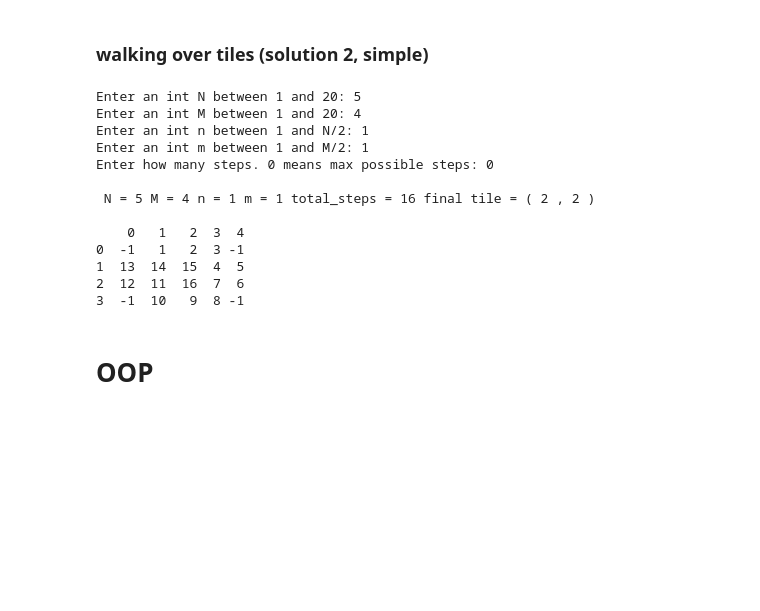
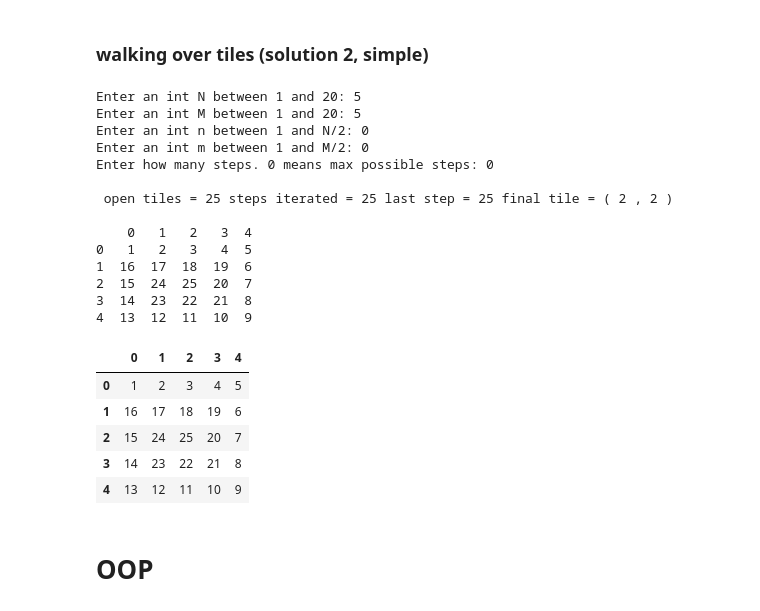
Before and after one commit to funnyasme/WIP_Learning, a Jupyter notebook: loveMyExamples.ipynb, the cells around one changed output. Drawn from its saved outputs; the diff is of its cells as text; code cells hidden in the pictures; blank space fills up the shorter version.

```diff
--- a/loveMyExamples.ipynb
+++ b/loveMyExamples.ipynb
@@ -446,23 +446,53 @@ for step in range(2, total_steps+1):
     else:
         break;
 
-print('\n','N =', N, 'M =', M, 'n =', n, 'm =', m, 'total_steps =', total_steps, 'final tile = (', x, ',', y, ')','\n')
+    if step > arr[y,x]:
+        break;
+
+
+max_step = arr.max()
+print('\n', 'open tiles =', open_tiles, 'steps iterated =', step, 'last step =', max_step, 'final tile = (', x, ',', y, ')','\n')
 df = pd.DataFrame(arr,columns=None)
+
+
 print(df)
 # %% [output]
 Enter an int N between 1 and 20: 5
-Enter an int M between 1 and 20: 4
-Enter an int n between 1 and N/2: 1
-Enter an int m between 1 and M/2: 1
+Enter an int M between 1 and 20: 5
+Enter an int n between 1 and N/2: 0
+Enter an int m between 1 and M/2: 0
 Enter how many steps. 0 means max possible steps: 0
 
- N = 5 M = 4 n = 1 m = 1 total_steps = 16 final tile = ( 2 , 2 )
+ open tiles = 25 steps iterated = 25 last step = 25 final tile = ( 2 , 2 )
 
-    0   1   2  3  4
-0  -1   1   2  3 -1
-1  13  14  15  4  5
-2  12  11  16  7  6
-3  -1  10   9  8 -1
+    0   1   2   3  4
+0   1   2   3   4  5
+1  16  17  18  19  6
+2  15  24  25  20  7
+3  14  23  22  21  8
+4  13  12  11  10  9
+# %%
+
+def highlight_max(data, color='yellow'):
+    '''
+    highlight the maximum in a Series or DataFrame
+    '''
+    attr = 'background-color: {}'.format(color)
+    if data.ndim == 1:  # Series from .apply(axis=0) or axis=1
+        is_max = data == data.max()
+        return [attr if v else '' for v in is_max]
+    else:  # from .apply(axis=None)
+        is_max = data == data.max().max()
+        return pd.DataFrame(np.where(is_max, attr, ''),
+                            index=data.index, columns=data.columns)
+df.style.apply(highlight_max, color='darkorange', axis=None)
+# %% [output]
+|  | 0 | 1 | 2 | 3 | 4 |
+| 0 | 1 | 2 | 3 | 4 | 5 |
+| 1 | 16 | 17 | 18 | 19 | 6 |
+| 2 | 15 | 24 | 25 | 20 | 7 |
+| 3 | 14 | 23 | 22 | 21 | 8 |
+| 4 | 13 | 12 | 11 | 10 | 9 |
 # %% [markdown]
 # OOP
 # %% [markdown]
```
